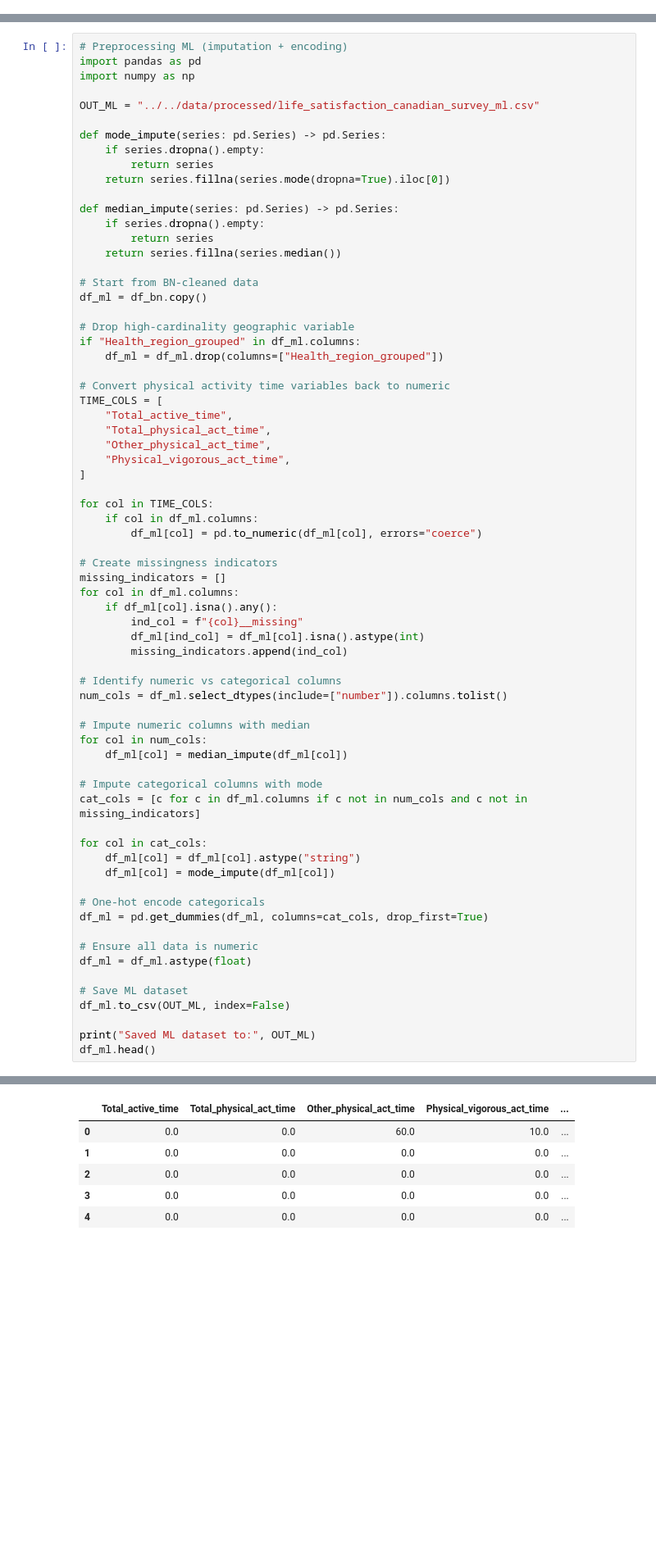
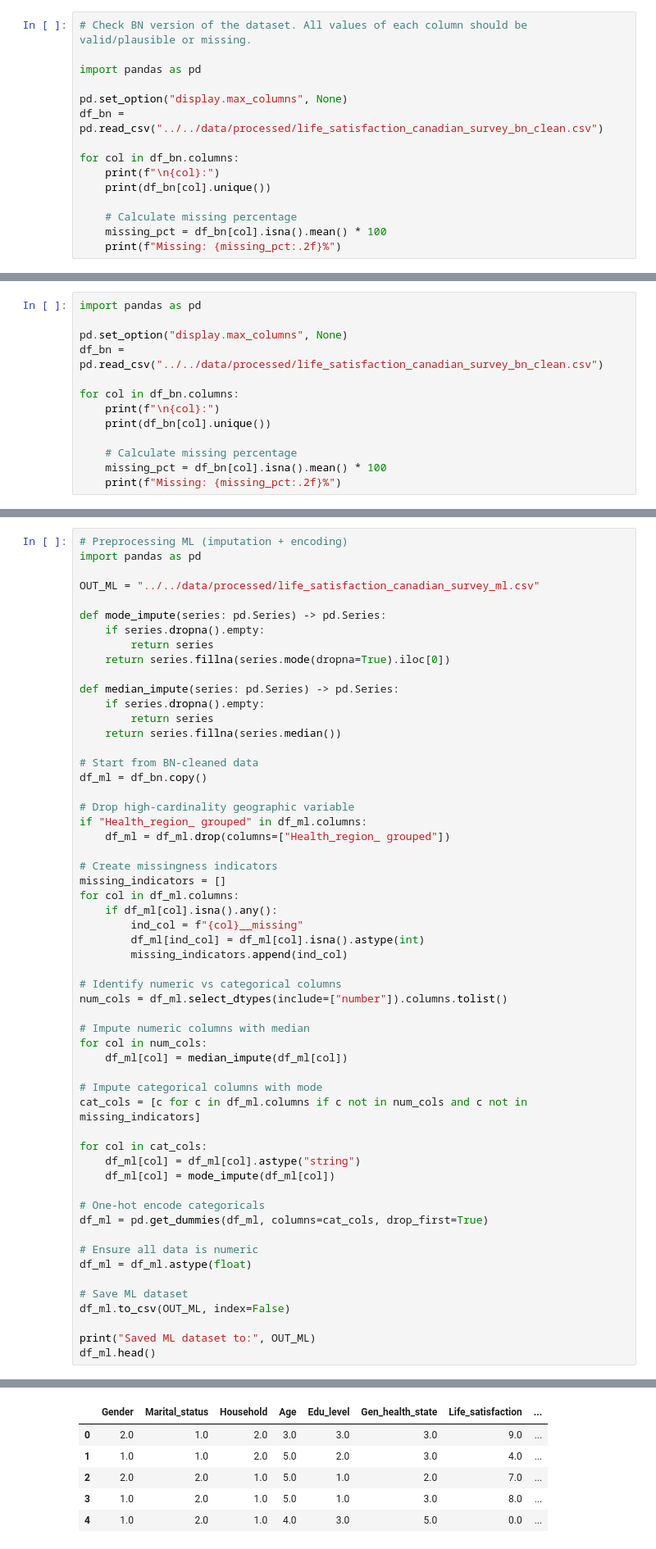
Before and after one commit to mateidiana/WellBeingModelling, a Jupyter notebook: notebooks/data_preprocessing/01_3_data_overview_global_mh_patterns.ipynb, the cells around one changed output, grey strips where cells are left out. Shown at 82% size. Saved outputs shown, nothing was run; the diff lists cells and outputs as text; blank space fills up the shorter version.

```diff
--- a/notebooks/data_preprocessing/01_3_data_overview_global_mh_patterns.ipynb
+++ b/notebooks/data_preprocessing/01_3_data_overview_global_mh_patterns.ipynb
@@ -841,0 +885,15 @@ Name: count, dtype: Int64
+# %%
+# Check BN version of the dataset. All values of each column should be valid/plausible or missing.
+
+import pandas as pd
+
+pd.set_option("display.max_columns", None)
+df_bn = pd.read_csv("../../data/processed/life_satisfaction_canadian_survey_bn_clean.csv")
+
+for col in df_bn.columns:
+    print(f"\n{col}:")
+    print(df_bn[col].unique())
+
+    # Calculate missing percentage
+    missing_pct = df_bn[col].isna().mean() * 100
+    print(f"Missing: {missing_pct:.2f}%")
@@ -841,0 +963,13 @@ Name: count, dtype: Int64
+# %%
+import pandas as pd
+
+pd.set_option("display.max_columns", None)
+df_bn = pd.read_csv("../../data/processed/life_satisfaction_canadian_survey_bn_clean.csv")
+
+for col in df_bn.columns:
+    print(f"\n{col}:")
+    print(df_bn[col].unique())
+
+    # Calculate missing percentage
+    missing_pct = df_bn[col].isna().mean() * 100
+    print(f"Missing: {missing_pct:.2f}%")
@@ -856,7 +1008,6 @@ dtype: int64
 # %%
 # Preprocessing ML (imputation + encoding)
 import pandas as pd
-import numpy as np
 
 OUT_ML = "../../data/processed/life_satisfaction_canadian_survey_ml.csv"
 
@@ -874,20 +1025,8 @@ def median_impute(series: pd.Series) -> pd.Series:
 df_ml = df_bn.copy()
 
 # Drop high-cardinality geographic variable
-if "Health_region_grouped" in df_ml.columns:
-    df_ml = df_ml.drop(columns=["Health_region_grouped"])
-
-# Convert physical activity time variables back to numeric
-TIME_COLS = [
-    "Total_active_time",
-    "Total_physical_act_time",
-    "Other_physical_act_time",
-    "Physical_vigorous_act_time",
-]
-
-for col in TIME_COLS:
-    if col in df_ml.columns:
-        df_ml[col] = pd.to_numeric(df_ml[col], errors="coerce")
+if "Health_region_ grouped" in df_ml.columns:
+    df_ml = df_ml.drop(columns=["Health_region_ grouped"])
 
 # Create missingness indicators
 missing_indicators = []
@@ -897,36 +1036,36 @@ for col in df_ml.columns:
         df_ml[ind_col] = df_ml[col].isna().astype(int)
         missing_indicators.append(ind_col)
 
 # Identify numeric vs categorical columns
 num_cols = df_ml.select_dtypes(include=["number"]).columns.tolist()
 
 # Impute numeric columns with median
 for col in num_cols:
     df_ml[col] = median_impute(df_ml[col])
 
 # Impute categorical columns with mode
 cat_cols = [c for c in df_ml.columns if c not in num_cols and c not in missing_indicators]
 
 for col in cat_cols:
     df_ml[col] = df_ml[col].astype("string")
     df_ml[col] = mode_impute(df_ml[col])
 
 # One-hot encode categoricals
 df_ml = pd.get_dummies(df_ml, columns=cat_cols, drop_first=True)
 
 # Ensure all data is numeric
 df_ml = df_ml.astype(float)
 
 # Save ML dataset
 df_ml.to_csv(OUT_ML, index=False)
 
 print("Saved ML dataset to:", OUT_ML)
 df_ml.head()
 # %% [output]
 Saved ML dataset to: ../../data/processed/life_satisfaction_canadian_survey_ml.csv
-|  | Total_active_time | Total_physical_act_time | Other_physical_act_time | Physical_vigorous_act_time | ... |
-| 0 | 0.0 | 0.0 | 60.0 | 10.0 | ... |
-| 1 | 0.0 | 0.0 | 0.0 | 0.0 | ... |
-| 2 | 0.0 | 0.0 | 0.0 | 0.0 | ... |
-| 3 | 0.0 | 0.0 | 0.0 | 0.0 | ... |
-| 4 | 0.0 | 0.0 | 0.0 | 0.0 | ... |
+|  | Gender | Marital_status | Household | Age | Edu_level | Gen_health_state | Life_satisfaction | ... |
+| 0 | 2.0 | 1.0 | 2.0 | 3.0 | 3.0 | 3.0 | 9.0 | ... |
+| 1 | 1.0 | 1.0 | 2.0 | 5.0 | 2.0 | 3.0 | 4.0 | ... |
+| 2 | 2.0 | 2.0 | 1.0 | 5.0 | 1.0 | 2.0 | 7.0 | ... |
+| 3 | 1.0 | 2.0 | 1.0 | 5.0 | 1.0 | 3.0 | 8.0 | ... |
+| 4 | 1.0 | 2.0 | 1.0 | 4.0 | 3.0 | 5.0 | 0.0 | ... |
```
Also changed, not shown: parts of 9 cells of this notebook, 3 other files.
